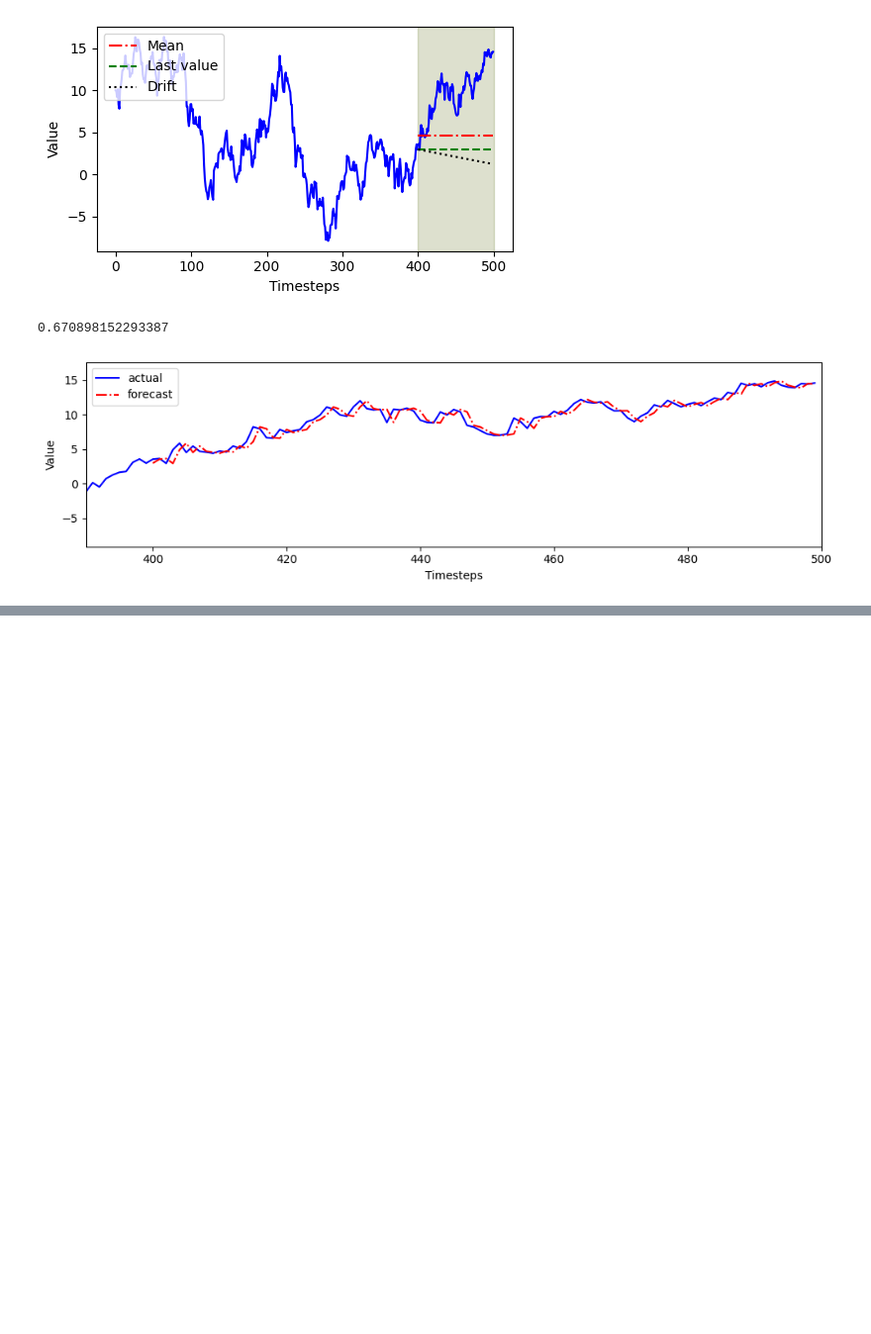
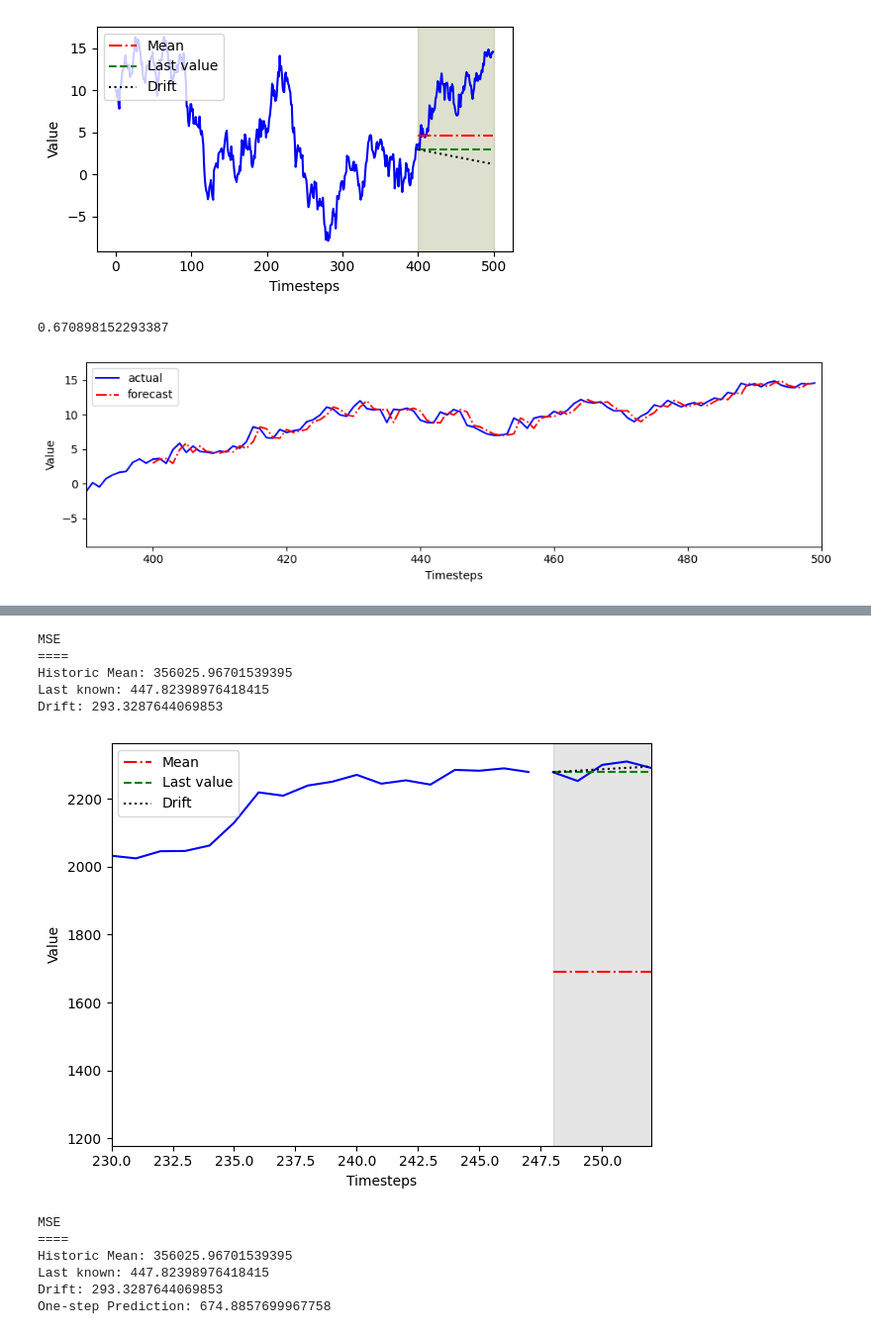
Before and after one commit to avirupc/time-series-learning, a Jupyter notebook: Chapters/1. Random Walk/1. Exercise.ipynb, the cells around one changed output, grey strips where cells are left out. Shown at 99% size. Drawn from its saved outputs; the diff is of its cells as text; code cells hidden in the pictures; blank space fills up the shorter version.

```diff
--- a/Chapters/1. Random Walk/1. Exercise.ipynb
+++ b/Chapters/1. Random Walk/1. Exercise.ipynb
@@ -164,0 +187,3 @@ plt.tight_layout()
+# %%
+df = pd.read_csv("../../data/GOOGL.csv")
+df.head()
@@ -164,0 +197,5 @@ plt.tight_layout()
+# %%
+# 1. Keep the last 5 days of data as a test set. The rest will be the train set.
+
+train_df = df[:-5][["Date", "Close"]]
+test_df = df[-5:][["Date", "Close"]]
@@ -164,0 +236,59 @@ plt.tight_layout()
+# %%
+mse_mean = mean_squared_error(test_df["Close"], test_df["pred_mean"])
+mse_last = mean_squared_error(test_df["Close"], test_df["pred_last"])
+mse_drift = mean_squared_error(test_df["Close"], test_df["pred_drift"])
+
+print(f"""MSE
+====
+Historic Mean: {mse_mean}
+Last known: {mse_last}
+Drift: {mse_drift}""")
+# %% [output]
+MSE
+====
+Historic Mean: 356025.96701539395
+Last known: 447.82398976418415
+Drift: 293.3287644069853
+# %%
+# 3. Plot your forecasts.
+
+import matplotlib.pyplot as plt
+
+fig, ax = plt.subplots()
+
+ax.plot(train_df["Close"], "b-")
+ax.plot(test_df["Close"], "b-")
+ax.plot(test_df["pred_mean"], "r-.", label="Mean")
+ax.plot(test_df["pred_last"], "g--", label="Last value")
+ax.plot(test_df["pred_drift"], "k:", label="Drift")
+
+ax.axvspan(test_df.index[0], test_df.index[-1], color="#808080", alpha=0.2)
+ax.legend(loc=2)
+
+ax.set_xlabel("Timesteps")
+ax.set_ylabel("Value")
+
+plt.xlim(230, 252)
+plt.tight_layout()
+# %% [output]
+[figure, added]
+# %%
+# 4. Forecast the next timestep over the test set and measure the MSE.
+
+df_shift = df.shift(periods=1)
+
+mse_one_step = mean_squared_error(test_df["Close"], df_shift[test_df.index[0] : test_df.index[-1] + 1]["Close"])
+
+print(f"""MSE
+====
+Historic Mean: {mse_mean}
+Last known: {mse_last}
+Drift: {mse_drift}
+One-step Prediction: {mse_one_step}""")
+# %% [output]
+MSE
+====
+Historic Mean: 356025.96701539395
+Last known: 447.82398976418415
+Drift: 293.3287644069853
+One-step Prediction: 674.8857699967758
```
Also changed, not shown: parts of 7 cells of this notebook.
